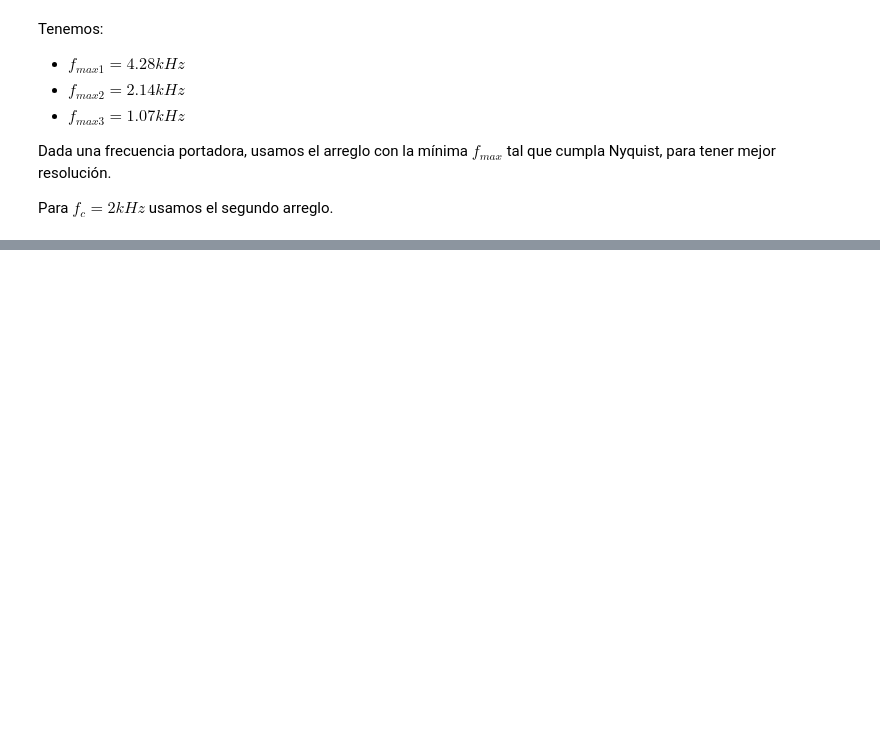
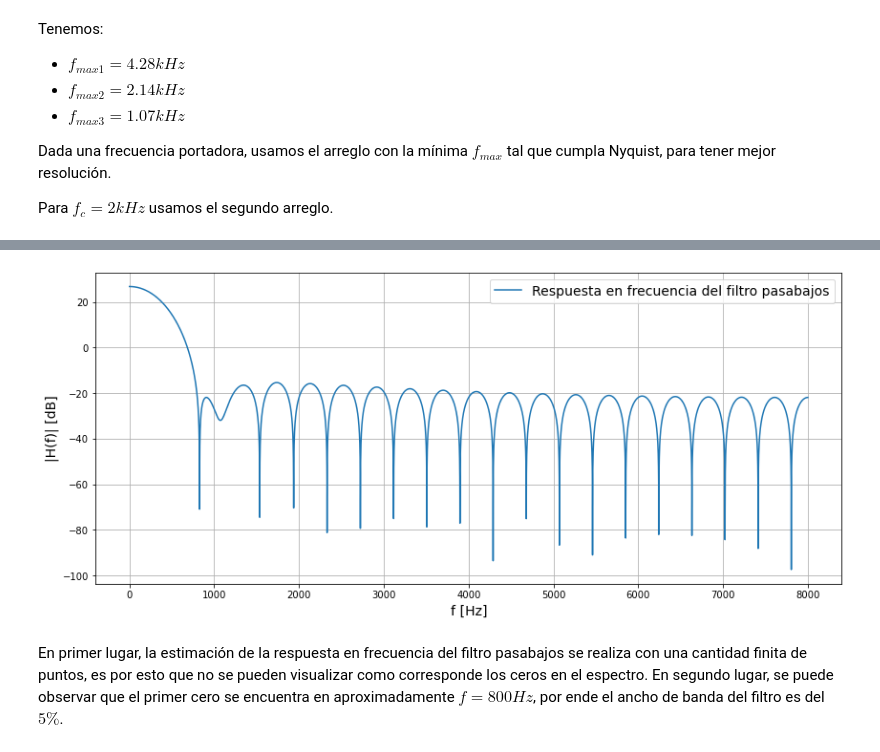
Before and after one commit to asp-image-dsp/asp-tp4, a Jupyter notebook: notebook/report.ipynb, the cells around one changed output, grey strips where cells are left out. Cells and saved outputs as stored; diff of their text form; code cells hidden in the pictures; blank space fills up the shorter version.

```diff
--- a/notebook/report.ipynb
+++ b/notebook/report.ipynb
@@ -81,0 +95,18 @@ B = 0.05 * fc
+# %%
+# Generate the FIR coefficients with the Hamming window
+order = 41
+window = signal.windows.hamming(order)
+# %%
+f, H = signal.freqz(window, fs=fs, worN=16384)
+# %%
+plt.figure(figsize=(14, 6))
+plt.plot(f, 20*np.log10(np.abs(H)), label='Respuesta en frecuencia del filtro pasabajos')
+plt.legend(fontsize=14)
+plt.xlabel(f'f [Hz]', fontsize=14)
+plt.ylabel('|H(f)| [dB]', fontsize=14)
+plt.grid()
+plt.show()
+# %% [output]
+[figure, added]
+# %% [markdown]
+En primer lugar, la estimación de la respuesta en frecuencia del filtro pasabajos se realiza con una cantidad finita de puntos, es por esto que no se pueden visualizar como corresponde los ceros en el espectro. En segundo lugar, se puede observar que el primer cero se encuentra en aproximadamente $f = 800 Hz$, por ende el ancho de banda del filtro es del $5 \%$.
```
Also changed, not shown: parts of 13 cells of this notebook.
